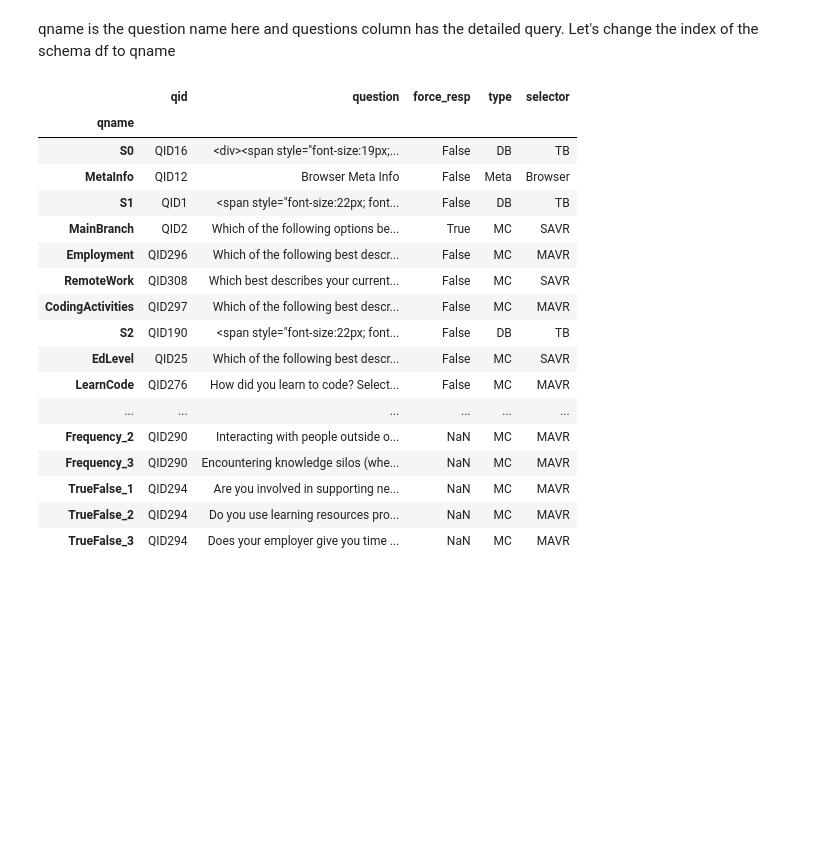
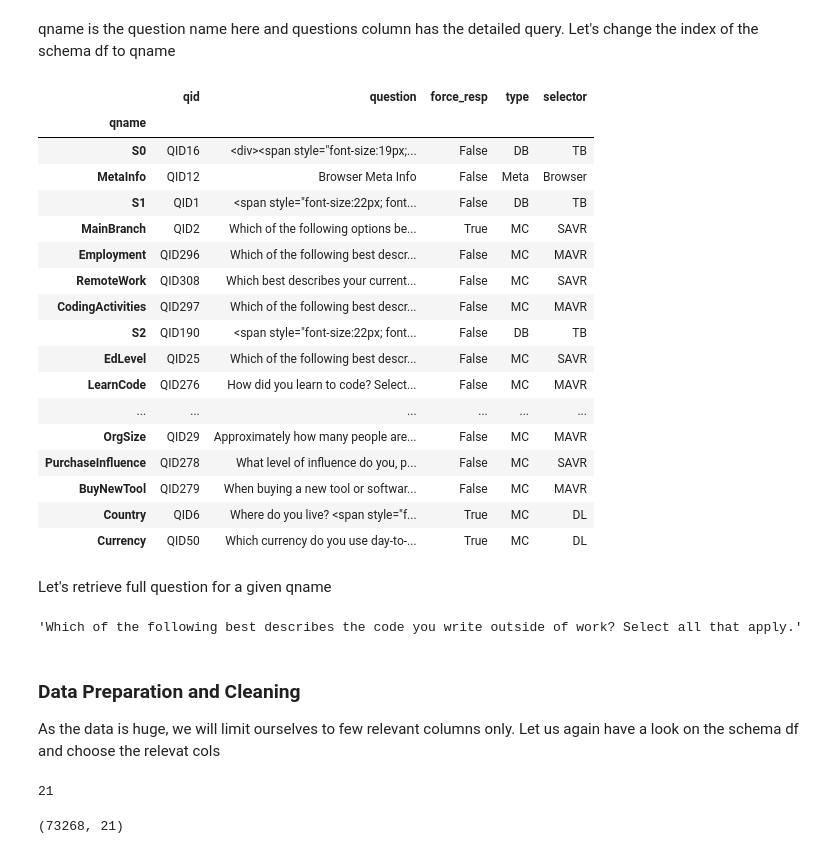
Before and after one commit to piyushrj100/Data_analysis, a Jupyter notebook: StackOverflow2022_EDA/Survey_2022.ipynb, the cells around one changed output. Drawn from its saved outputs; the diff is of its cells as text; code cells hidden in the pictures; blank space fills up the shorter version.

```diff
--- a/StackOverflow2022_EDA/Survey_2022.ipynb
+++ b/StackOverflow2022_EDA/Survey_2022.ipynb
@@ -91,23 +92,62 @@ schema_df
 # %% [markdown]
 qname is the question name here and questions column has the detailed query. Let's change the index of the schema df to qname
 # %%
-schema_df.set_index('qname')
+schema_df=schema_df.set_index('qname')
+schema_df.head(20)
 # %% [output]
 |  | qid | question | force_resp | type | selector |
 | qname |  |  |  |  |  |
 | S0 | QID16 | <div><span style="font-size:19px;... | False | DB | TB |
 | MetaInfo | QID12 | Browser Meta Info | False | Meta | Browser |
 | S1 | QID1 | <span style="font-size:22px; font... | False | DB | TB |
 | MainBranch | QID2 | Which of the following options be... | True | MC | SAVR |
 | Employment | QID296 | Which of the following best descr... | False | MC | MAVR |
 | RemoteWork | QID308 | Which best describes your current... | False | MC | SAVR |
 | CodingActivities | QID297 | Which of the following best descr... | False | MC | MAVR |
 | S2 | QID190 | <span style="font-size:22px; font... | False | DB | TB |
 | EdLevel | QID25 | Which of the following best descr... | False | MC | SAVR |
 | LearnCode | QID276 | How did you learn to code? Select... | False | MC | MAVR |
 | ... | ... | ... | ... | ... | ... |
-| Frequency_2 | QID290 | Interacting with people outside o... | NaN | MC | MAVR |
-| Frequency_3 | QID290 | Encountering knowledge silos (whe... | NaN | MC | MAVR |
-| TrueFalse_1 | QID294 | Are you involved in supporting ne... | NaN | MC | MAVR |
-| TrueFalse_2 | QID294 | Do you use learning resources pro... | NaN | MC | MAVR |
-| TrueFalse_3 | QID294 | Does your employer give you time ... | NaN | MC | MAVR |
+| OrgSize | QID29 | Approximately how many people are... | False | MC | MAVR |
+| PurchaseInfluence | QID278 | What level of influence do you, p... | False | MC | SAVR |
+| BuyNewTool | QID279 | When buying a new tool or softwar... | False | MC | MAVR |
+| Country | QID6 | Where do you live? <span style="f... | True | MC | DL |
+| Currency | QID50 | Which currency do you use day-to-... | True | MC | DL |
+# %% [markdown]
+Let's retrieve full question for a given qname
+# %%
+schema_df.loc['CodingActivities','question']
+# %% [output]
+'Which of the following best describes the code you write outside of work? Select all that apply.'
+# %% [markdown]
+
+### Data Preparation and Cleaning
+
+As the data is huge, we will limit ourselves to few relevant columns only. Let us again have a look on the schema df and choose the relevat cols
+# %%
+selected_columns  = [
+    'Country',
+    'Age',
+    'Gender',
+    'Ethnicity',
+    'EdLevel',
+    'YearsCode',
+    'YearsCodePro',
+    'CodingActivities',
+    'LearnCodeCoursesCert',
+    'LanguageHaveWorkedWith',
+    'DatabaseHaveWorkedWith',
+    'WebframeHaveWorkedWith',
+    'ToolsTechHaveWorkedWith',
+    'Employment',
+    'DevType',
+    'CompTotal',
+    'OpSysProfessional use',
+    'WebframeWantToWorkWith',
+    'LanguageWantToWorkWith',
+    'ToolsTechWantToWorkWith',
+    'WorkExp'
+    ]
+len(selected_columns)
+# %% [output]
+21
@@ -114 +156,5 @@ schema_df.set_index('qname')
+# %%
+survey_select_df.shape
+# %% [output]
+(73268, 21)
 # %%
```
Also changed, not shown: parts of 19 cells of this notebook.
